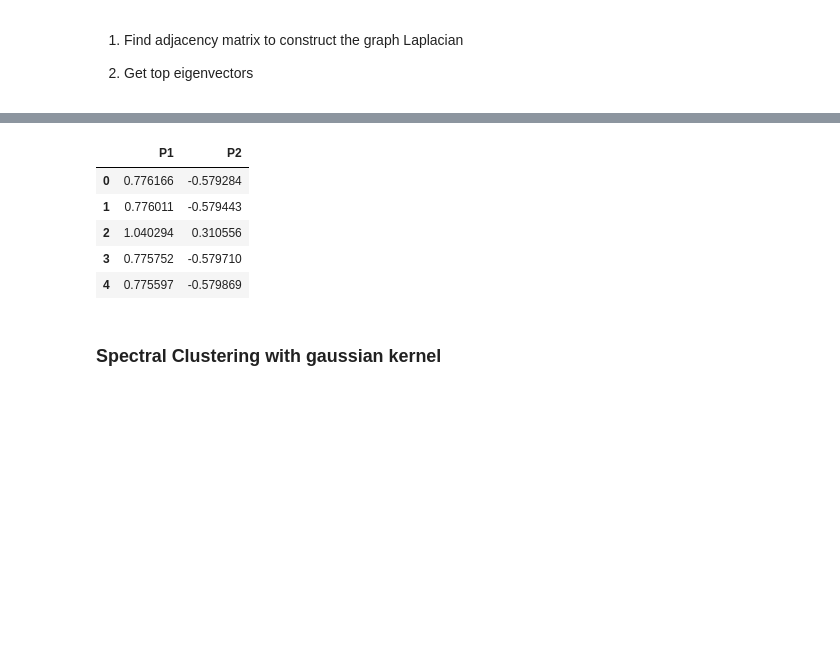
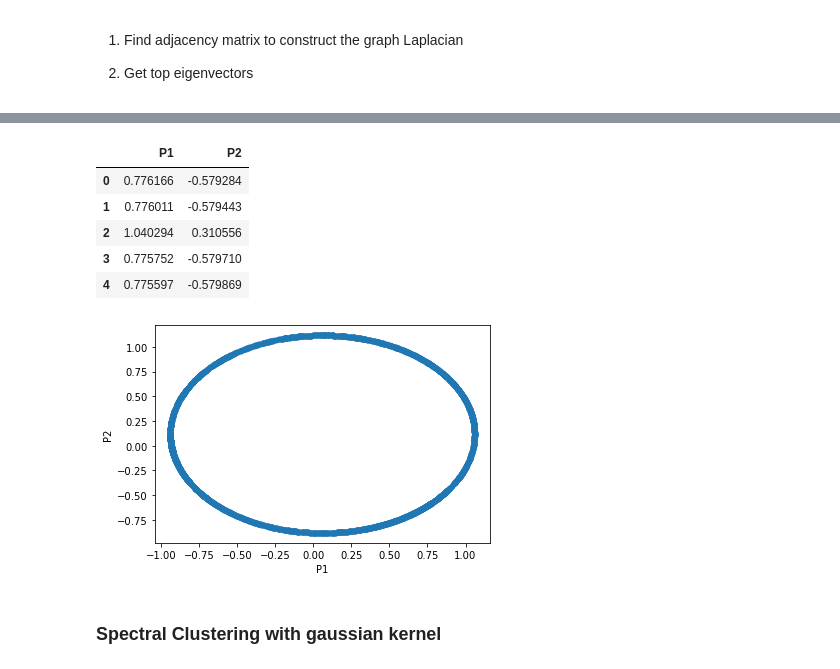
Before and after one commit to anmokhta/DSC180A-Project1, a Jupyter notebook: notebooks/spectral cluster.ipynb, the cells around one changed output, grey strips where cells are left out. Cells and saved outputs as stored; diff of their text form; code cells hidden in the pictures; blank space fills up the shorter version.

```diff
--- a/notebooks/spectral cluster.ipynb
+++ b/notebooks/spectral cluster.ipynb
@@ -212,21 +214,22 @@ df.head(3)
 # %%
 scaler = StandardScaler()
 X_scaled = scaler.fit_transform(df)
 X_normalized = normalize(X_scaled)
 X_normalized = pd.DataFrame(X_normalized)
 pca = PCA(n_components = 2)
 X_principal = pca.fit_transform(X_normalized)
 X_principal = pd.DataFrame(X_principal)
 X_principal.columns = ['P1', 'P2']
-
+X_principal.plot(x="P1",y="P2", kind="scatter")
 X_principal.head(5)
 # %% [output]
 |  | P1 | P2 |
 | 0 | 0.776166 | -0.579284 |
 | 1 | 0.776011 | -0.579443 |
 | 2 | 1.040294 | 0.310556 |
 | 3 | 0.775752 | -0.579710 |
 | 4 | 0.775597 | -0.579869 |
+[figure, added]
 # %% [markdown]
 ### Spectral Clustering with gaussian kernel
 # %%
```
Also changed, not shown: parts of 1 cell of this notebook, 13 other files.
